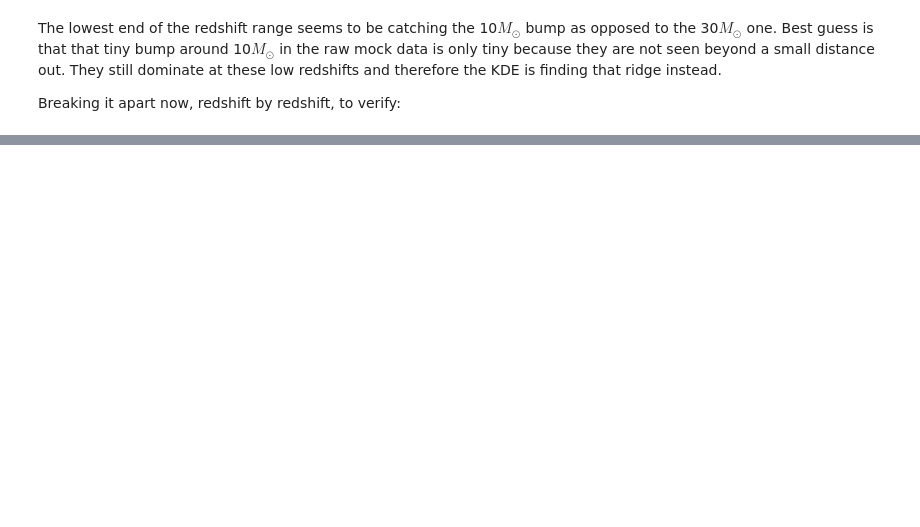
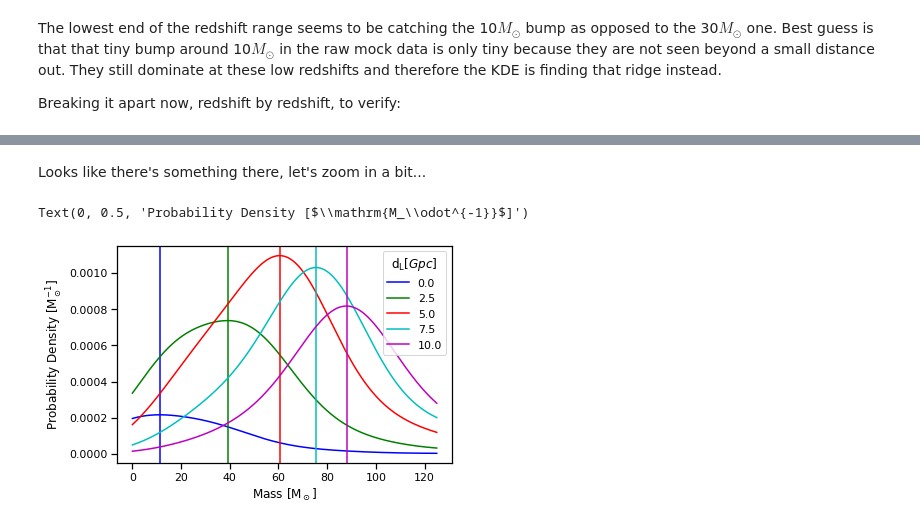
Before and after one commit to farr/FastMFCosmology, a Jupyter notebook: search-for-bump.ipynb, the cells around one changed output, grey strips where cells are left out. Cells and saved outputs as stored; diff of their text form; code cells hidden in the pictures; blank space fills up the shorter version.

```diff
--- a/search-for-bump.ipynb
+++ b/search-for-bump.ipynb
@@ -241 +249,17 @@ Text(0, 0.5, 'Probability Density [$\\mathrm{M_\\odot^{-1}}$]')
+# %% [markdown]
+Looks like there's something there, let's zoom in a bit...
+# %%
+m_max = 125
+dlim = 10
+mass_indices = np.linspace(0, m_max, 400)
+for j,d in enumerate(np.linspace(0, dlim, 5)):
+    pdf = [kde.pdf([d, i]) for i in mass_indices]
+    plt.plot(mass_indices, pdf,c=cmap[j], label=d)
+    plt.axvline(mass_indices[np.argmax(pdf)], c=cmap[j])
+plt.legend(title=r"$\mathrm{d_L}[Gpc]$")
+plt.xlabel(r"Mass [$\mathrm{M_\odot}$]")
+plt.ylabel(r"Probability Density [$\mathrm{M_\odot^{-1}}$]")
+# %% [output]
+Text(0, 0.5, 'Probability Density [$\\mathrm{M_\\odot^{-1}}$]')
+[figure, added]
 # %% [markdown]
```
Also changed, not shown: parts of 11 cells of this notebook.
